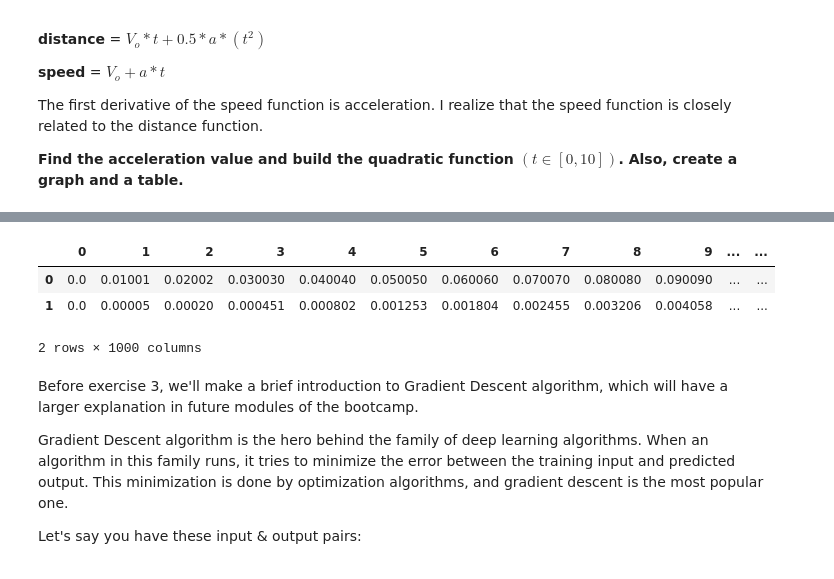
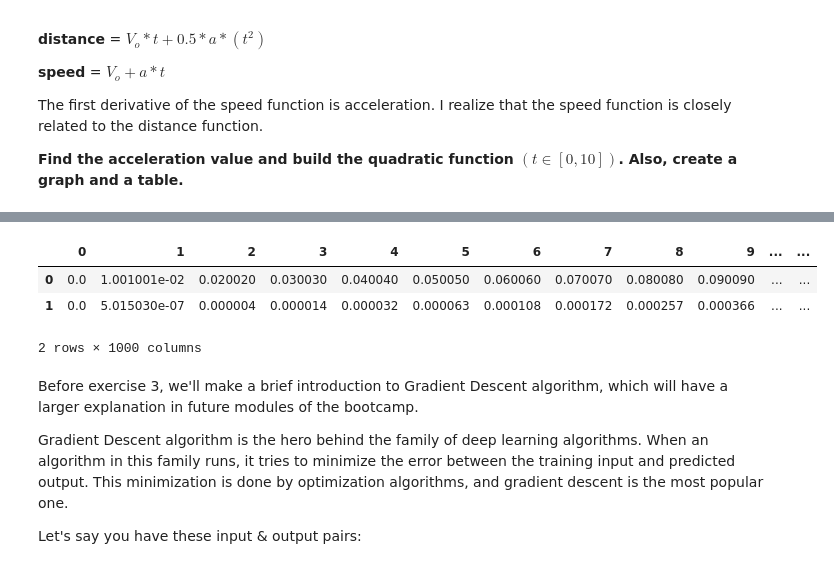
Before and after one commit to Nicolas-DL/calculus-and-algebra-problems-with-python, a Jupyter notebook: notebook/problems.ipynb, the cells around one changed output, grey strips where cells are left out. Drawn from its saved outputs; the diff is of its cells as text; code cells hidden in the pictures.

```diff
--- a/notebook/problems.ipynb
+++ b/notebook/problems.ipynb
@@ -68,9 +68,6 @@ The first derivative of the speed function is acceleration. I realize that the s
 # Define and plot the quadratic funtion
 def distancia2(a,t): return 0.5*a*t**2
 
-plt.plot(t,distancia2(1,t), label='a1')
-plt.plot(t,distancia2(2,t), label='a2')
-plt.plot(t,distancia2(3,t), label='a3')
-plt.legend()
-plt.show()
+a = np.linspace(0,10,1000)
+plt.plot(t,distancia2(a,t))
 # %% [output]
@@ -78,12 +76,12 @@ plt.show()
 # %%
 # Create a DataFrame
 import pandas as pd
-df2= pd.DataFrame([t, distancia2(1,t)])
+df2= pd.DataFrame([t, distancia2(a,t)])
 df2
 # %% [output]
 |  | 0 | 1 | 2 | 3 | 4 | 5 | 6 | 7 | 8 | 9 | ... | ... |
-| 0 | 0.0 | 0.01001 | 0.02002 | 0.030030 | 0.040040 | 0.050050 | 0.060060 | 0.070070 | 0.080080 | 0.090090 | ... | ... |
-| 1 | 0.0 | 0.00005 | 0.00020 | 0.000451 | 0.000802 | 0.001253 | 0.001804 | 0.002455 | 0.003206 | 0.004058 | ... | ... |
+| 0 | 0.0 | 1.001001e-02 | 0.020020 | 0.030030 | 0.040040 | 0.050050 | 0.060060 | 0.070070 | 0.080080 | 0.090090 | ... | ... |
+| 1 | 0.0 | 5.015030e-07 | 0.000004 | 0.000014 | 0.000032 | 0.000063 | 0.000108 | 0.000172 | 0.000257 | 0.000366 | ... | ... |
 2 rows × 1000 columns
 # %% [markdown]
 Before exercise 3, we'll make a brief introduction to Gradient Descent algorithm, which will have a larger explanation in future modules of the bootcamp.
```
Also changed, not shown: parts of 8 cells of this notebook.
